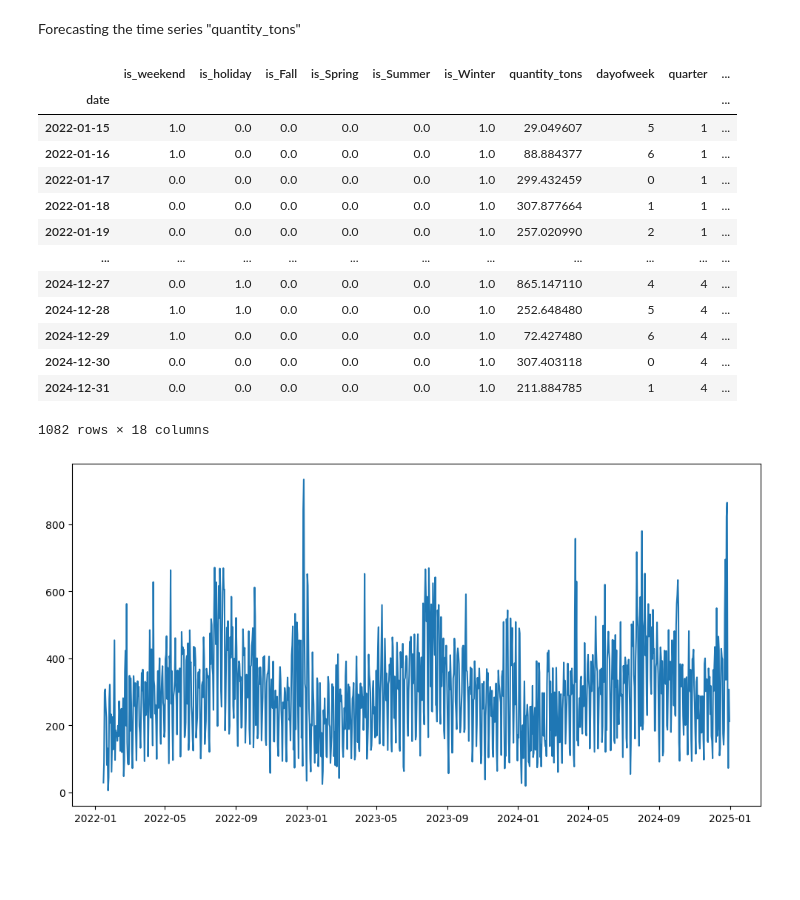
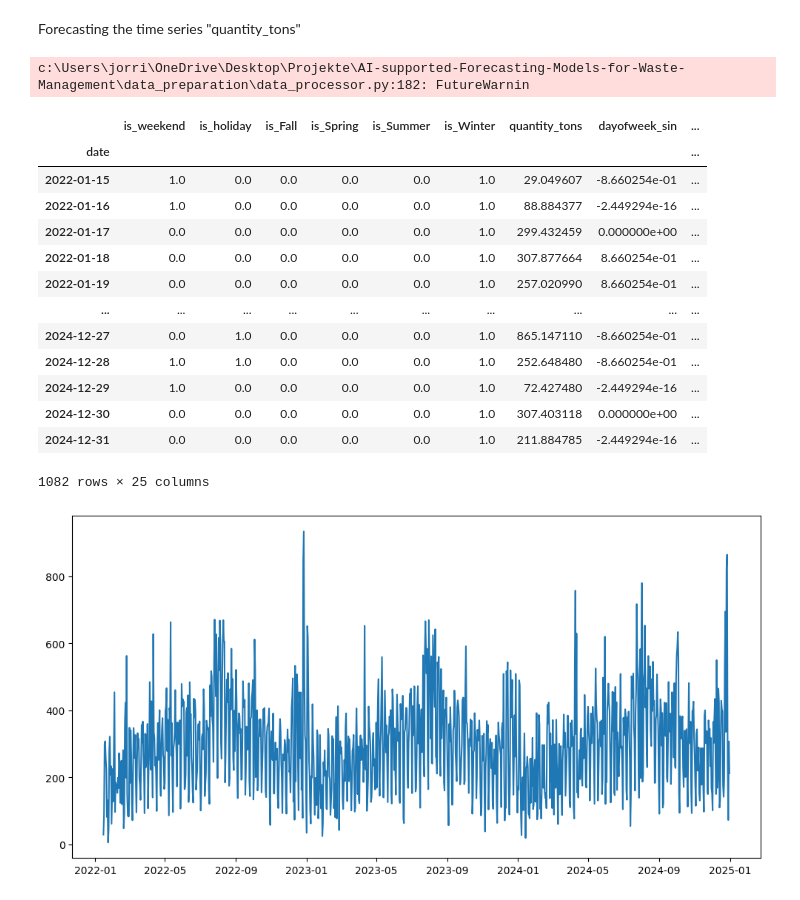
Before and after one commit to 1106maxi/AI-supported-Forecasting-Models-for-Waste-Management, a Jupyter notebook: forecasting notebooks/quantity_xgboost.ipynb, the cells around one changed output. Drawn from its saved outputs; the diff is of its cells as text; code cells hidden in the pictures; blank space fills up the shorter version.

```diff
--- a/forecasting notebooks/quantity_xgboost.ipynb
+++ b/forecasting notebooks/quantity_xgboost.ipynb
@@ -25,24 +25,25 @@ Forecasting the time series "quantity_tons"
 # %%
 fetcher = DataProcessor(waste_data)
 
 prepared_data = fetcher.agg_quantity(one_hot= True)
-feature_data = fetcher.create_xgboost_features(prepared_data, lags=[6,7,13,14],lagged_features= True ,lagged_ratios= False, trend_indicators= False)
+feature_data = fetcher.create_xgboost_features(prepared_data, lags=[6,7,13,14],lagged_features= True ,lagged_ratios= False, trend_indicators= False,  cyc_transform = "all replace")
 feature_data
 # %% [output]
+c:\Users\jorri\OneDrive\Desktop\Projekte\AI-supported-Forecasting-Models-for-Waste-Management\data_preparation\data_processor.py:182: FutureWarnin
-|  | is_weekend | is_holiday | is_Fall | is_Spring | is_Summer | is_Winter | quantity_tons | dayofweek | quarter | ... |
-| date |  |  |  |  |  |  |  |  |  | ... |
-| 2022-01-15 | 1.0 | 0.0 | 0.0 | 0.0 | 0.0 | 1.0 | 29.049607 | 5 | 1 | ... |
-| 2022-01-16 | 1.0 | 0.0 | 0.0 | 0.0 | 0.0 | 1.0 | 88.884377 | 6 | 1 | ... |
-| 2022-01-17 | 0.0 | 0.0 | 0.0 | 0.0 | 0.0 | 1.0 | 299.432459 | 0 | 1 | ... |
-| 2022-01-18 | 0.0 | 0.0 | 0.0 | 0.0 | 0.0 | 1.0 | 307.877664 | 1 | 1 | ... |
-| 2022-01-19 | 0.0 | 0.0 | 0.0 | 0.0 | 0.0 | 1.0 | 257.020990 | 2 | 1 | ... |
-| ... | ... | ... | ... | ... | ... | ... | ... | ... | ... | ... |
-| 2024-12-27 | 0.0 | 1.0 | 0.0 | 0.0 | 0.0 | 1.0 | 865.147110 | 4 | 4 | ... |
-| 2024-12-28 | 1.0 | 1.0 | 0.0 | 0.0 | 0.0 | 1.0 | 252.648480 | 5 | 4 | ... |
-| 2024-12-29 | 1.0 | 0.0 | 0.0 | 0.0 | 0.0 | 1.0 | 72.427480 | 6 | 4 | ... |
-| 2024-12-30 | 0.0 | 0.0 | 0.0 | 0.0 | 0.0 | 1.0 | 307.403118 | 0 | 4 | ... |
-| 2024-12-31 | 0.0 | 0.0 | 0.0 | 0.0 | 0.0 | 1.0 | 211.884785 | 1 | 4 | ... |
+|  | is_weekend | is_holiday | is_Fall | is_Spring | is_Summer | is_Winter | quantity_tons | dayofweek_sin | ... |
+| date |  |  |  |  |  |  |  |  | ... |
+| 2022-01-15 | 1.0 | 0.0 | 0.0 | 0.0 | 0.0 | 1.0 | 29.049607 | -8.660254e-01 | ... |
+| 2022-01-16 | 1.0 | 0.0 | 0.0 | 0.0 | 0.0 | 1.0 | 88.884377 | -2.449294e-16 | ... |
+| 2022-01-17 | 0.0 | 0.0 | 0.0 | 0.0 | 0.0 | 1.0 | 299.432459 | 0.000000e+00 | ... |
+| 2022-01-18 | 0.0 | 0.0 | 0.0 | 0.0 | 0.0 | 1.0 | 307.877664 | 8.660254e-01 | ... |
+| 2022-01-19 | 0.0 | 0.0 | 0.0 | 0.0 | 0.0 | 1.0 | 257.020990 | 8.660254e-01 | ... |
+| ... | ... | ... | ... | ... | ... | ... | ... | ... | ... |
+| 2024-12-27 | 0.0 | 1.0 | 0.0 | 0.0 | 0.0 | 1.0 | 865.147110 | -8.660254e-01 | ... |
+| 2024-12-28 | 1.0 | 1.0 | 0.0 | 0.0 | 0.0 | 1.0 | 252.648480 | -8.660254e-01 | ... |
+| 2024-12-29 | 1.0 | 0.0 | 0.0 | 0.0 | 0.0 | 1.0 | 72.427480 | -2.449294e-16 | ... |
+| 2024-12-30 | 0.0 | 0.0 | 0.0 | 0.0 | 0.0 | 1.0 | 307.403118 | 0.000000e+00 | ... |
+| 2024-12-31 | 0.0 | 0.0 | 0.0 | 0.0 | 0.0 | 1.0 | 211.884785 | -2.449294e-16 | ... |
-1082 rows × 18 columns
+1082 rows × 25 columns
 # %%
 plt.figure(figsize=(12,6))
 plt.plot(feature_data.index, feature_data["quantity_tons"])
```
Also changed, not shown: parts of 10 cells of this notebook, 1 other file.
